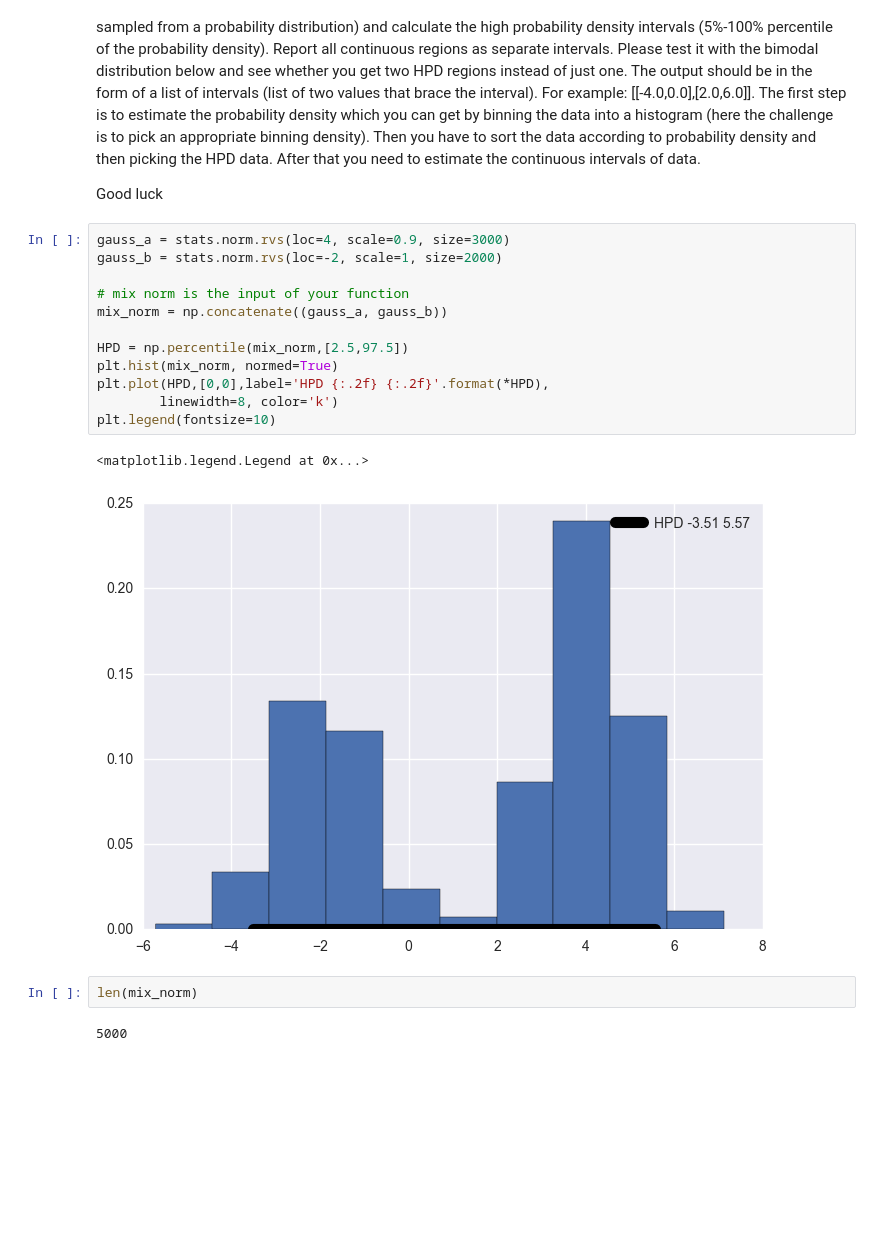
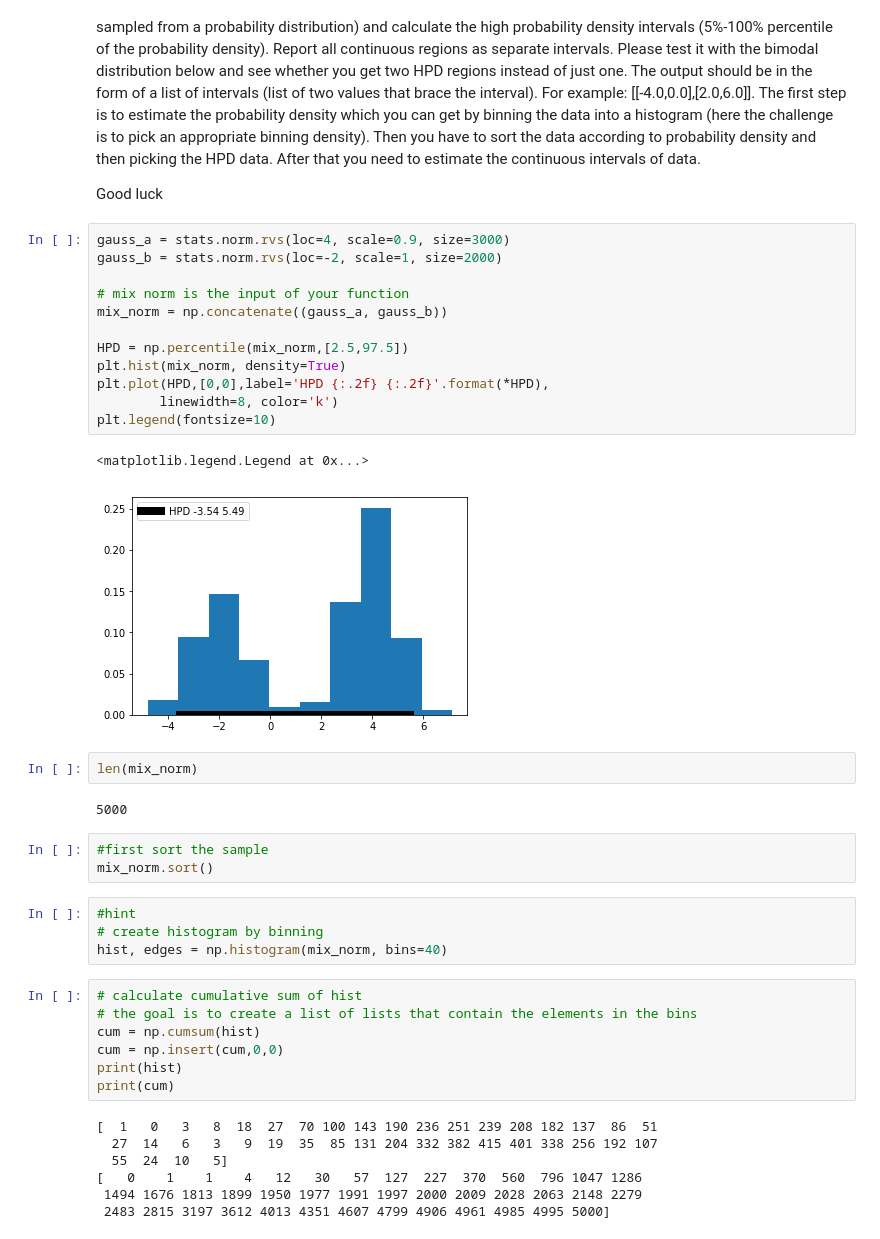
Before and after one commit to hstrey/BME-502-2019, a Jupyter notebook: homework2.ipynb, the cells around one changed output. Saved outputs shown, nothing was run; the diff lists cells and outputs as text; blank space fills up the shorter version.

Commit message:
added some hints to homework

```diff
--- a/homework2.ipynb
+++ b/homework2.ipynb
@@ -16,19 +16,40 @@ Good luck
 # %%
 gauss_a = stats.norm.rvs(loc=4, scale=0.9, size=3000)
 gauss_b = stats.norm.rvs(loc=-2, scale=1, size=2000)
 
 # mix norm is the input of your function
 mix_norm = np.concatenate((gauss_a, gauss_b))
 
 HPD = np.percentile(mix_norm,[2.5,97.5])
-plt.hist(mix_norm, normed=True)
+plt.hist(mix_norm, density=True)
 plt.plot(HPD,[0,0],label='HPD {:.2f} {:.2f}'.format(*HPD),
         linewidth=8, color='k')
 plt.legend(fontsize=10)
 # %% [output]
 <matplotlib.legend.Legend at 0x...>
-[figure, old version]
+[figure, new version]
 # %%
 len(mix_norm)
 # %% [output]
 5000
+# %%
+#first sort the sample
+mix_norm.sort()
+# %%
+#hint
+# create histogram by binning
+hist, edges = np.histogram(mix_norm, bins=40)
+# %%
+# calculate cumulative sum of hist
+# the goal is to create a list of lists that contain the elements in the bins
+cum = np.cumsum(hist)
+cum = np.insert(cum,0,0)
+print(hist)
+print(cum)
+# %% [output]
+[  1   0   3   8  18  27  70 100 143 190 236 251 239 208 182 137  86  51
+  27  14   6   3   9  19  35  85 131 204 332 382 415 401 338 256 192 107
+  55  24  10   5]
+[   0    1    1    4   12   30   57  127  227  370  560  796 1047 1286
+ 1494 1676 1813 1899 1950 1977 1991 1997 2000 2009 2028 2063 2148 2279
+ 2483 2815 3197 3612 4013 4351 4607 4799 4906 4961 4985 4995 5000]
```
Also changed, not shown: parts of 2 cells of this notebook.
